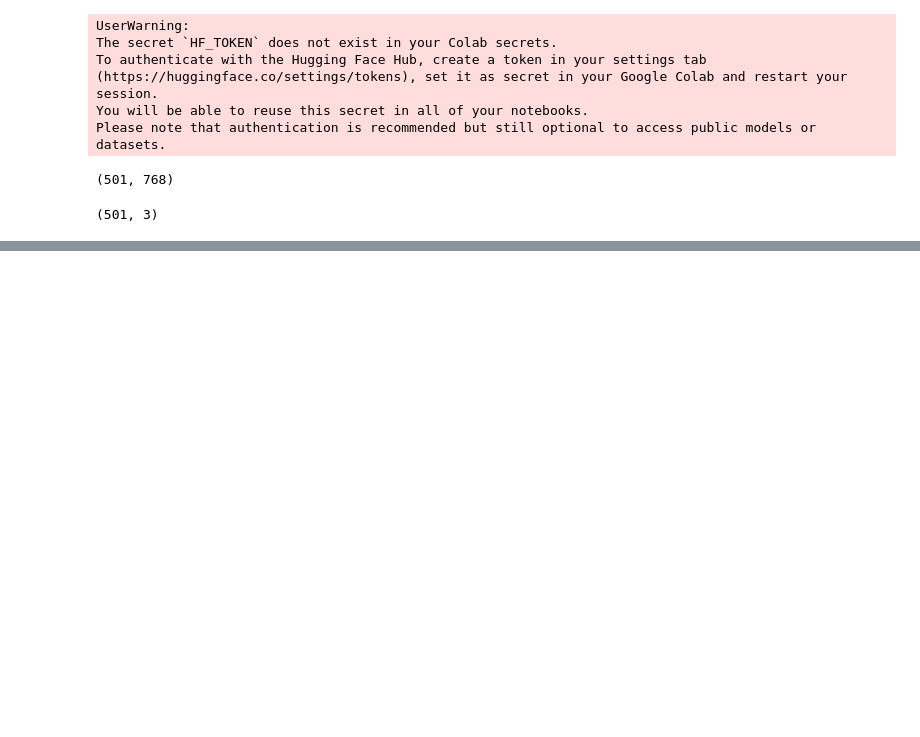
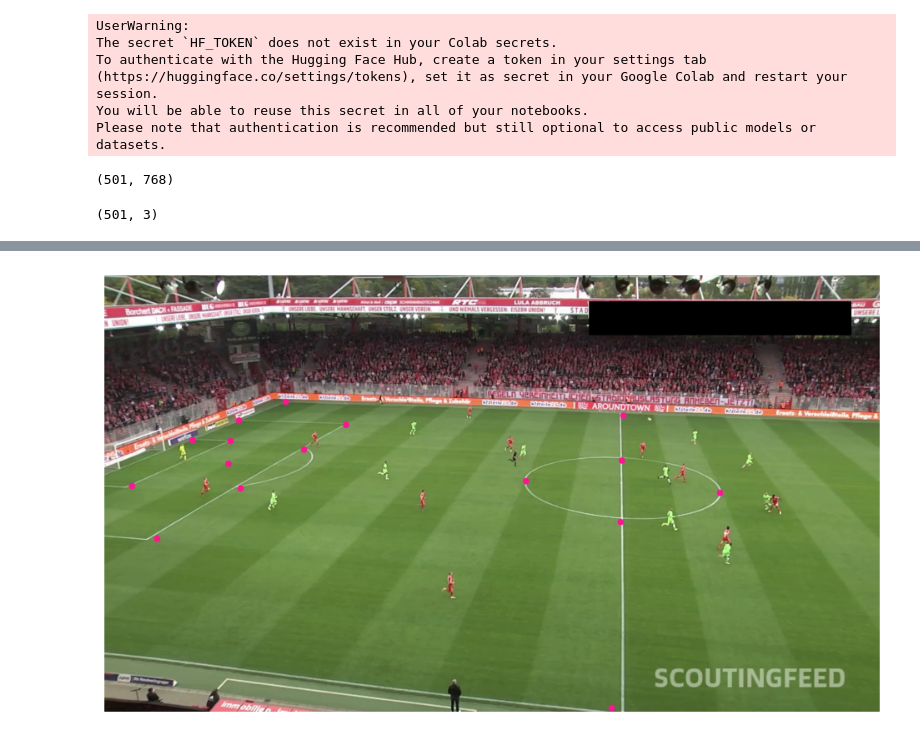
Before and after one commit to DGT-INT/soccer_video_to_data, a Jupyter notebook: 04 Code/soccer_computer_vision.ipynb, the cells around one changed output, grey strips where cells are left out. Drawn from its saved outputs; the diff is of its cells as text; code cells hidden in the pictures; blank space fills up the shorter version.

Commit message:
frame reference key points

```diff
--- a/04 Code/soccer_computer_vision.ipynb
+++ b/04 Code/soccer_computer_vision.ipynb
@@ -332,0 +310,9 @@ sv.plot_image(annotated_frame)
+# %%
+from inference import get_model
+from google.colab import userdata
+
+ROBOFLOW_API_KEY = userdata.get("ROBOFLOW_API_KEY")
+
+
+PITCH_DETECTION_MODEL_ID = "football-field-detection-f07vi/15"
+PITCH_DETECTION_MODEL = get_model(PITCH_DETECTION_MODEL_ID, ROBOFLOW_API_KEY)
@@ -332,0 +322,22 @@ sv.plot_image(annotated_frame)
+# %%
+vertex_annotator = sv.VertexAnnotator(
+    color=sv.Color.from_hex('#ff1493'),
+    radius=8
+)
+
+frame_generator = sv.get_video_frames_generator(SOURCE_VIDEO_PATH)
+frame = next(frame_generator)
+
+result = PITCH_DETECTION_MODEL.infer(frame, confidence=0.3)[0]
+key_points = sv.KeyPoints.from_inference(result)
+
+filter = key_points.confidence[0] > 0.5
+frame_reference_points = key_points.xy[0][filter]
+frame_reference_key_points = sv.KeyPoints(xy=frame_reference_points[np.newaxis, ...])
+
+annotated_frame = frame.copy()
+annotated_frame = vertex_annotator.annotate(annotated_frame, frame_reference_key_points)
+
+sv.plot_image(annotated_frame)
+# %% [output]
+[figure, added]
```
Also changed, not shown: parts of 10 cells of this notebook.
